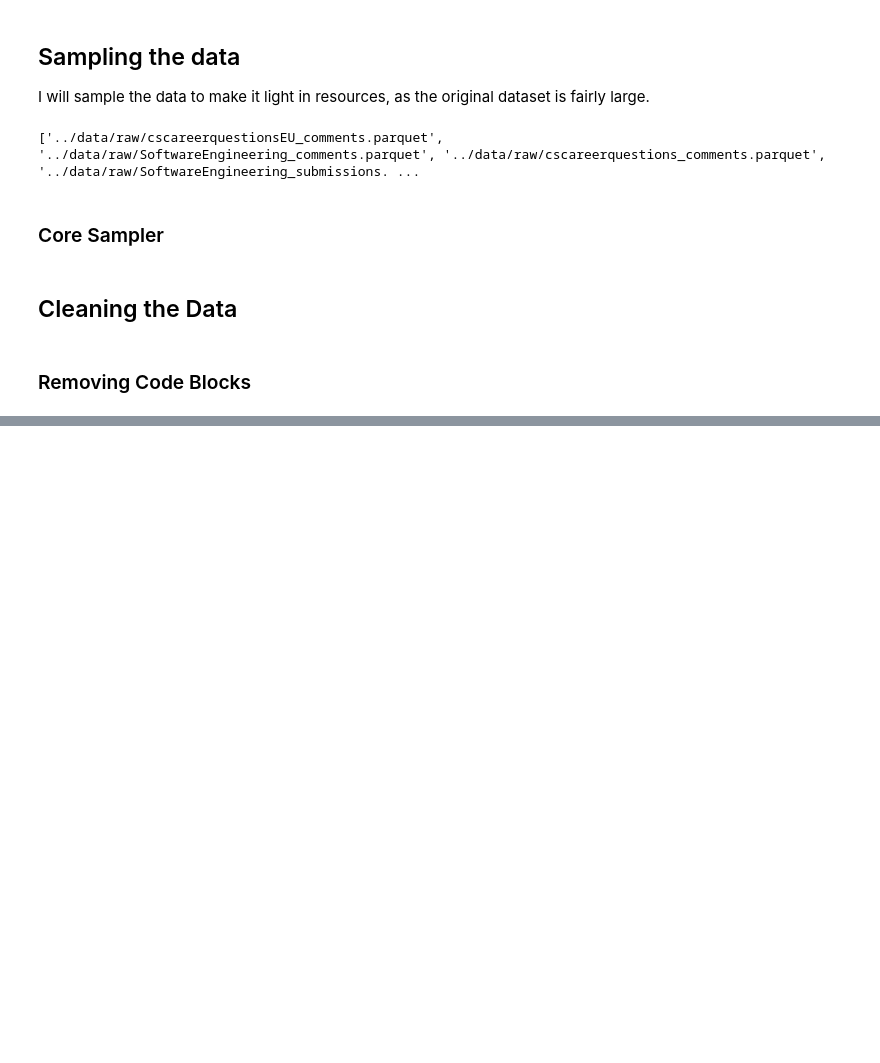
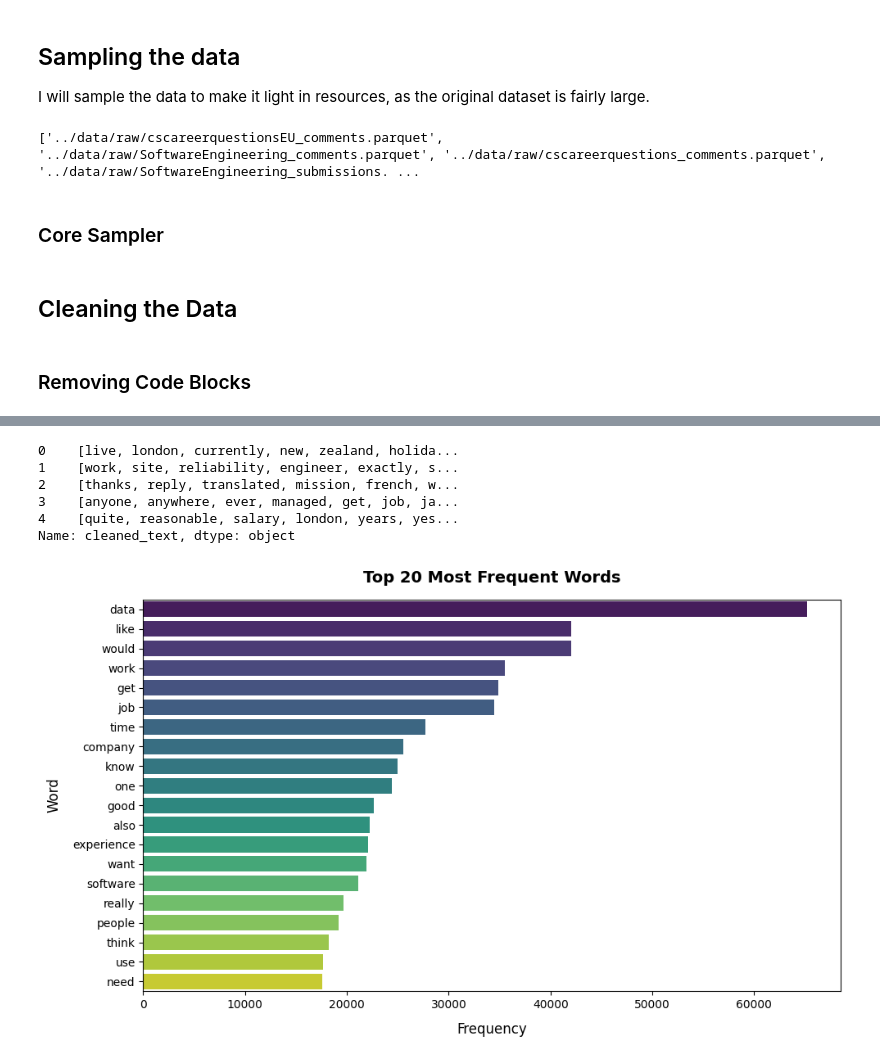
Before and after one commit to Medo-SM/reddit-carrer-sentiment-analysis, a Jupyter notebook: notebooks/1.0_data_exploration.ipynb, the cells around one changed output, grey strips where cells are left out. Cells and saved outputs as stored; diff of their text form; code cells hidden in the pictures; blank space fills up the shorter version.

Commit message:
finished data processing pipeline and some graphs

```diff
--- a/notebooks/1.0_data_exploration.ipynb
+++ b/notebooks/1.0_data_exploration.ipynb
@@ -160,0 +163,5 @@ plt.tight_layout()
+# %%
+submission_df = json_to_df(data_samples_path, "submissions")
+comment_df = json_to_df(data_samples_path, "comments")
+
+comment_df.isnull().sum()
@@ -160,0 +212,75 @@ plt.tight_layout()
+# %%
+def process_pipeline(text):
+    processed = text
+    processed = clean_text(processed)
+    processed = preprocess_text(processed)
+    processed = tokenize_text(processed)
+    processed = remove_stopwords(processed)
+    processed = remove_short_words(processed)
+    return processed
+# %%
+submission_df["cleaned_text"] = submission_df['text'].apply(process_pipeline)
+comment_df["cleaned_text"] = comment_df['text'].apply(process_pipeline)
+# %%
+submission_df["cleaned_text"].head(5)
+comment_df["cleaned_text"].head(5)
+# %% [output]
+0    [live, london, currently, new, zealand, holida...
+1    [work, site, reliability, engineer, exactly, s...
+2    [thanks, reply, translated, mission, french, w...
+3    [anyone, anywhere, ever, managed, get, job, ja...
+4    [quite, reasonable, salary, london, years, yes...
+Name: cleaned_text, dtype: object
+# %%
+from collections import Counter
+import matplotlib.pyplot as plt
+import pandas as pd
+import seaborn as sns
+
+# 1. Flatten the list of tokens from all rows in the cleaned column
+submission_words = [
+    word for words in submission_df["cleaned_text"].dropna() for word in words
+]
+comment_words = [
+    word for words in comment_df["cleaned_text"].dropna() for word in words
+]
+all_words = submission_words + comment_words
+
+# 2. Extract the top 20 most common words
+top_n = 20
+word_counts = Counter(all_words).most_common(top_n)
+
+# 3. Convert to a DataFrame for easier plotting with Seaborn
+word_freq_df = pd.DataFrame(word_counts, columns=["Word", "Frequency"])
+
+# 4. Ensure the bars are in sorted descending order for visual hierarchy
+word_freq_df = word_freq_df.sort_values(by="Frequency", ascending=False)
+
+# 5. Create the plot using subplots (avoiding .figure() to follow best practices)
+fig, ax = plt.subplots(figsize=(10, 6))
+
+# 6. Draw a horizontal bar chart (better readability for word labels)
+sns.barplot(
+    data=word_freq_df,
+    x="Frequency",
+    y="Word",
+    ax=ax,
+    palette="viridis",
+    hue="Word",
+    legend=False,
+)
+
+# 7. Clean up typography and ensure all labels are highly readable
+ax.set_title(
+    f"Top {top_n} Most Frequent Words", fontsize=14, pad=15, fontweight="bold"
+)
+ax.set_xlabel("Frequency", fontsize=12, labelpad=10)
+ax.set_ylabel("Word", fontsize=12, labelpad=10)
+
+# 8. Automatically adjust layout so labels are never truncated or overlapping
+plt.tight_layout()
+
+# 9. Save the final figure with high resolution
+plt.savefig("word_frequency_bar_chart.png", dpi=300)
+# %% [output]
+[figure, added]
```
Also changed, not shown: parts of 7 cells of this notebook, 2 other files.
